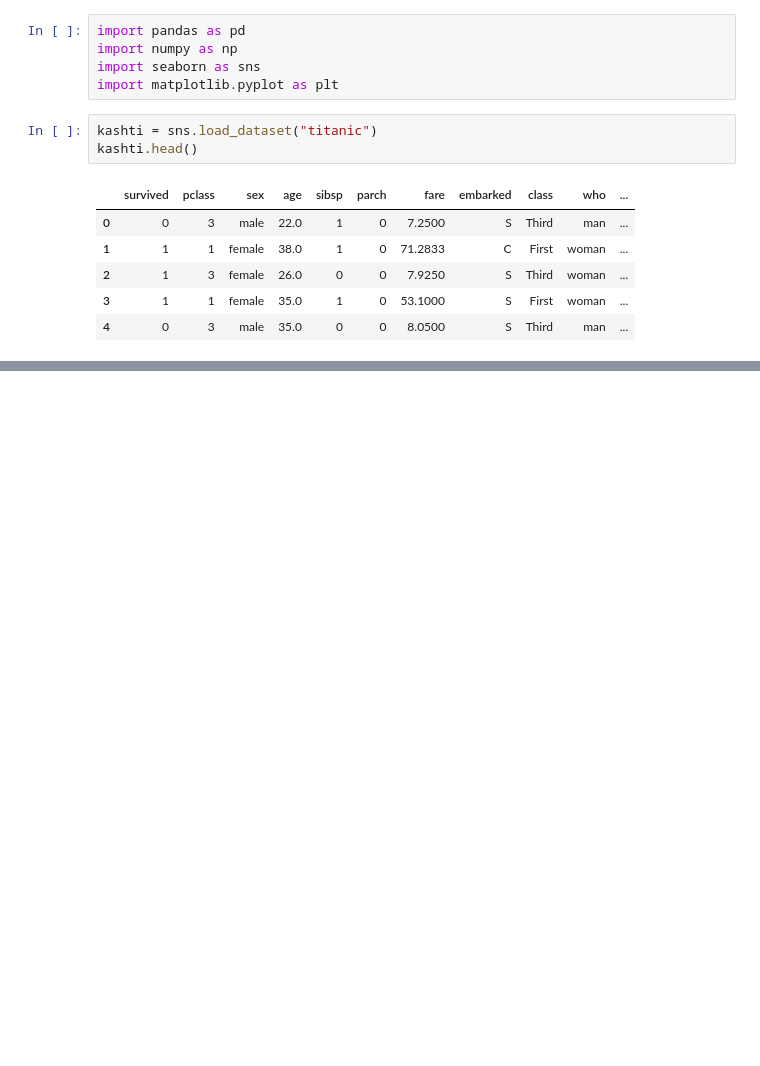
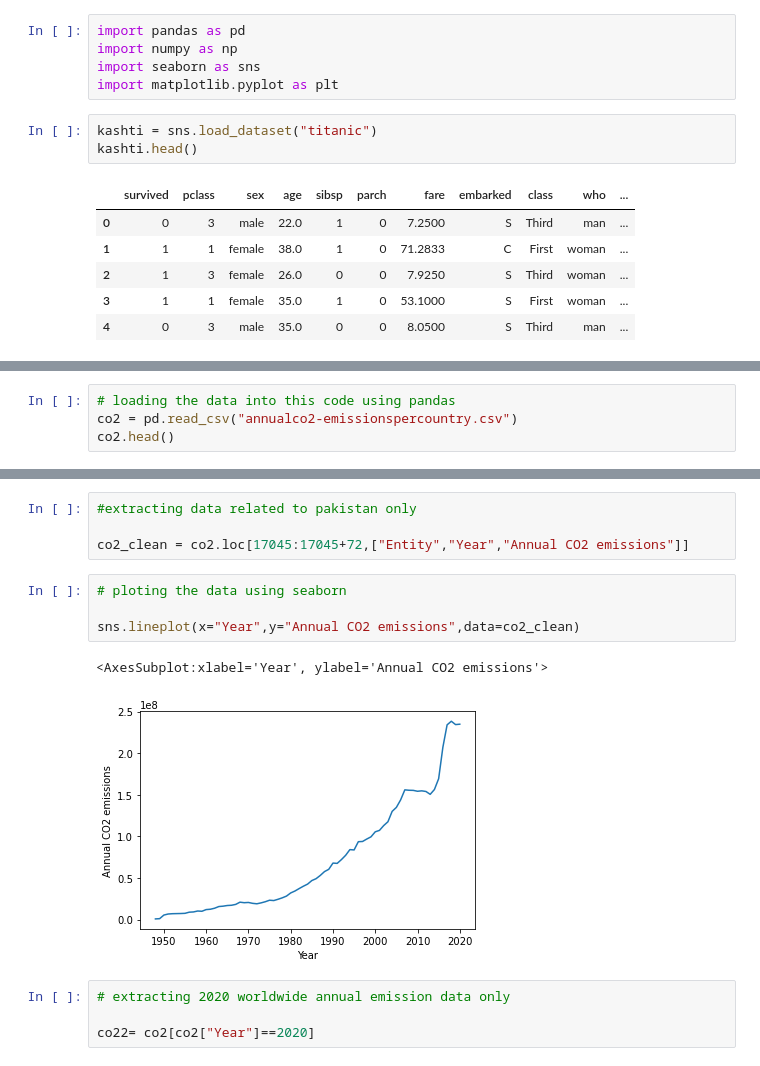
Before and after one commit to Hamza-Codes/https---github.com-Hamza-Codes-MyJupyterNotebooks, a Jupyter notebook: task1.ipynb, the cells around one changed output, grey strips where cells are left out. Cells and saved outputs as stored; diff of their text form; blank space fills up the shorter version.

Commit message:
worked around some real data

```diff
--- a/task1.ipynb
+++ b/task1.ipynb
@@ -48,0 +145,4 @@ kashti.to_csv("kashti.to_csv")
+# %%
+# loading the data into this code using pandas
+co2 = pd.read_csv("annualco2-emissionspercountry.csv")
+co2.head()
@@ -48,0 +168,15 @@ kashti.to_csv("kashti.to_csv")
+# %%
+#extracting data related to pakistan only
+
+co2_clean = co2.loc[17045:17045+72,["Entity","Year","Annual CO2 emissions"]]
+# %%
+# ploting the data using seaborn
+
+sns.lineplot(x="Year",y="Annual CO2 emissions",data=co2_clean)
+# %% [output]
+<AxesSubplot:xlabel='Year', ylabel='Annual CO2 emissions'>
+[figure, added]
+# %%
+# extracting 2020 worldwide annual emission data only
+
+co22= co2[co2["Year"]==2020]
```
Also changed, not shown: parts of 13 cells of this notebook, 2 other files.
